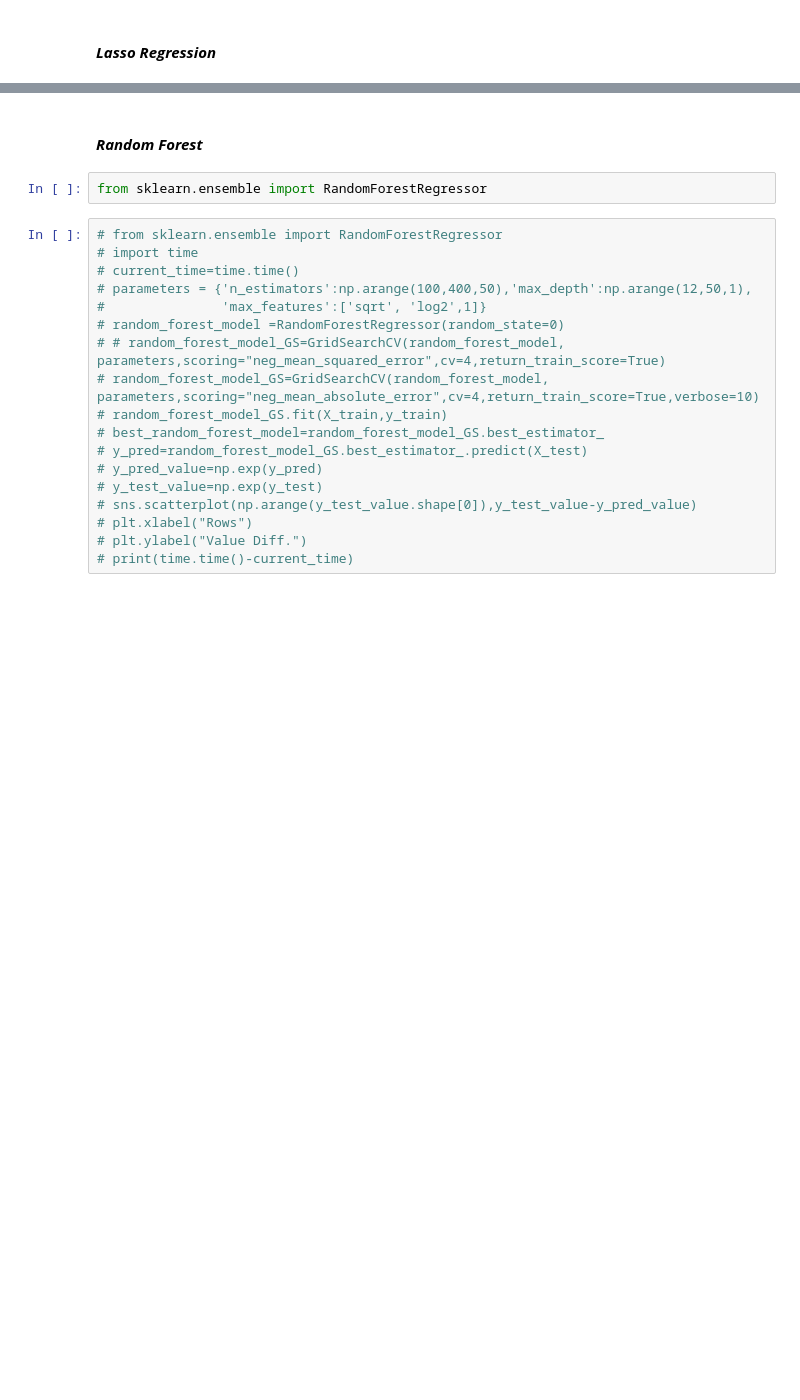
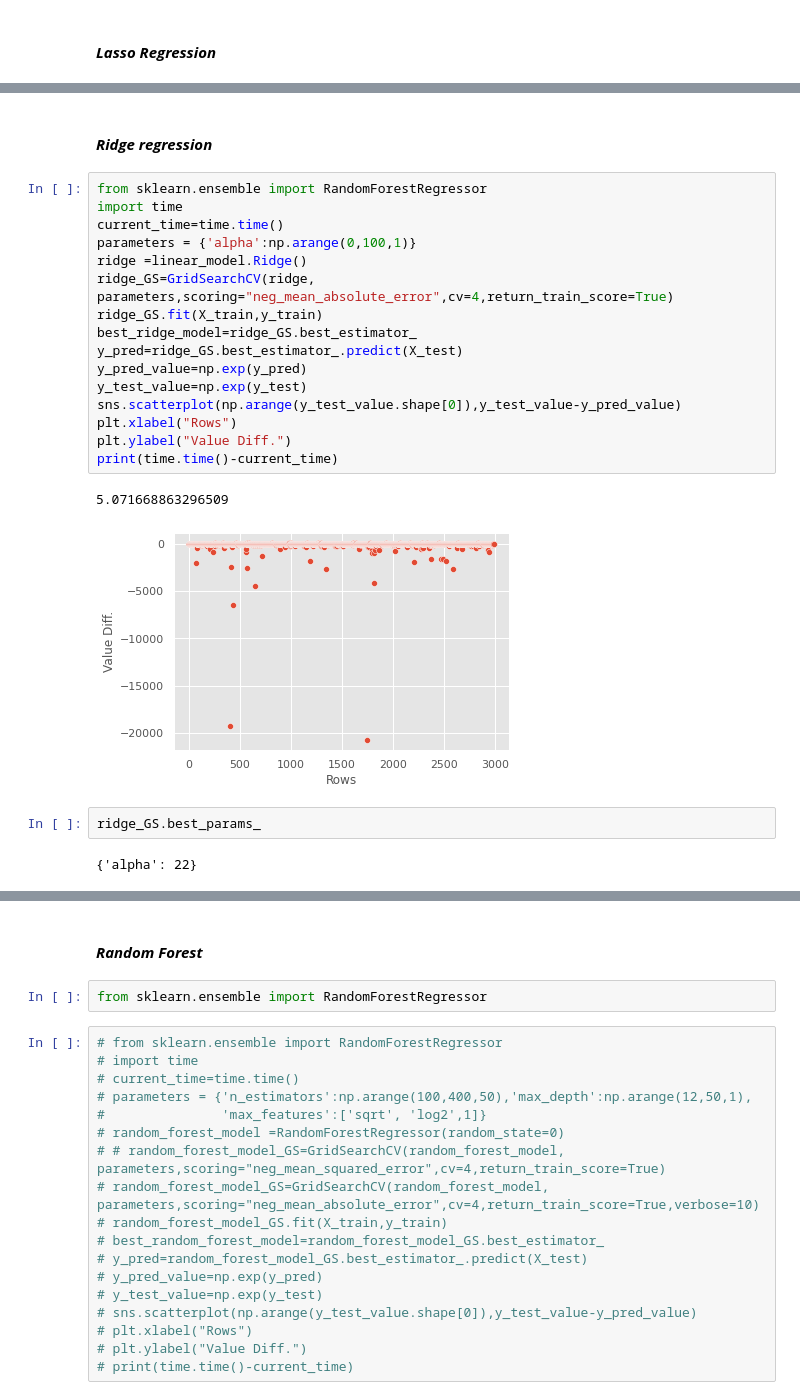
Before and after one commit to shafieiali42/Football-analysis, a Jupyter notebook: SoccerAnalysis.ipynb, the cells around one changed output, grey strips where cells are left out. Cells and saved outputs as stored; diff of their text form; blank space fills up the shorter version.

```diff
--- a/SoccerAnalysis.ipynb
+++ b/SoccerAnalysis.ipynb
@@ -661,0 +881,25 @@ sns.heatmap(train_df.corr(),cmap="seismic",annot=True,vmin=-1,vmax=1)
+# %% [markdown]
+#### ***Ridge regression***
+# %%
+from sklearn.ensemble import RandomForestRegressor
+import time
+current_time=time.time()
+parameters = {'alpha':np.arange(0,100,1)}
+ridge =linear_model.Ridge()
+ridge_GS=GridSearchCV(ridge, parameters,scoring="neg_mean_absolute_error",cv=4,return_train_score=True)
+ridge_GS.fit(X_train,y_train)
+best_ridge_model=ridge_GS.best_estimator_
+y_pred=ridge_GS.best_estimator_.predict(X_test)
+y_pred_value=np.exp(y_pred)
+y_test_value=np.exp(y_test)
+sns.scatterplot(np.arange(y_test_value.shape[0]),y_test_value-y_pred_value)
+plt.xlabel("Rows")
+plt.ylabel("Value Diff.")
+print(time.time()-current_time)
+# %% [output]
+5.071668863296509
+[figure, added]
+# %%
+ridge_GS.best_params_
+# %% [output]
+{'alpha': 22}
```
Also changed, not shown: parts of 13 cells of this notebook.
